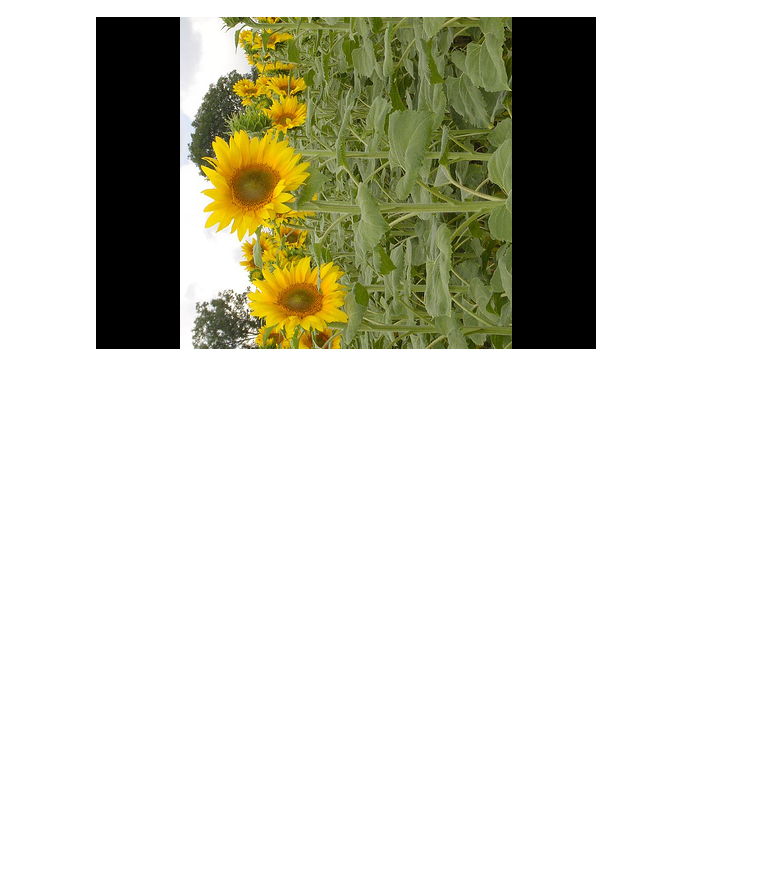
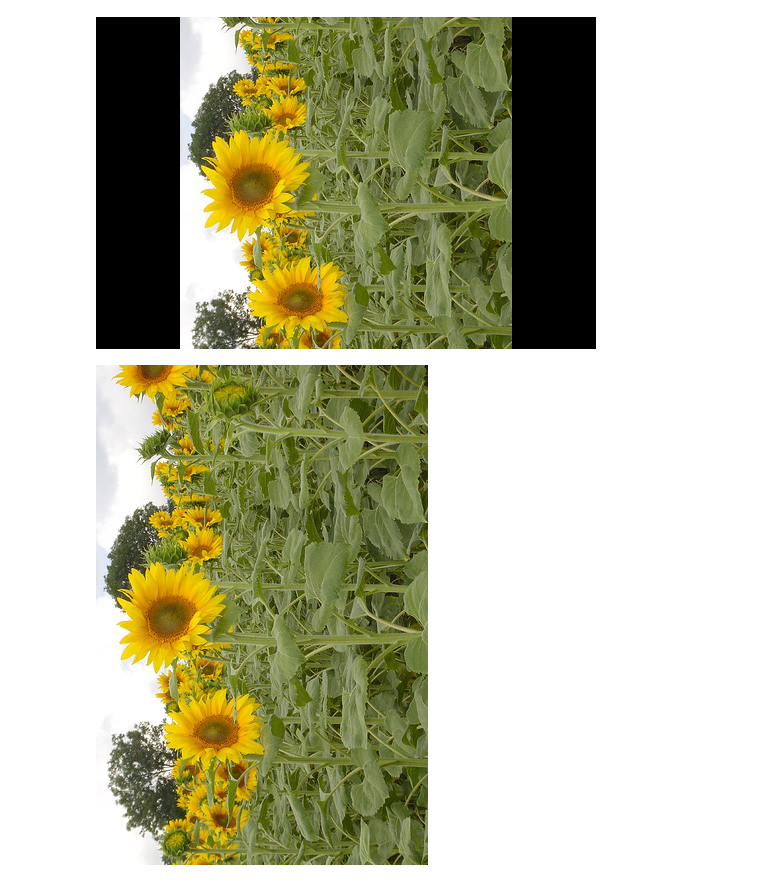
Before and after one commit to dandev947366/computer-vision, a Jupyter notebook: 05.ipynb, the cells around one changed output. Cells and saved outputs as stored; diff of their text form; code cells hidden in the pictures; blank space fills up the shorter version.

Commit message:
extract and merge images

```diff
--- a/05.ipynb
+++ b/05.ipynb
@@ -19,3 +21,9 @@ rotated_image = img.rotate(90)
 display(rotated_image)
 # %% [output]
 [figure]
+# %%
+# Transpose image
+transposed_image = img.transpose(Image.Transpose.ROTATE_90)
+display(transposed_image)
+# %% [output]
+[figure, added]
```
Also changed, not shown: parts of 1 cell of this notebook, 1 other file.
